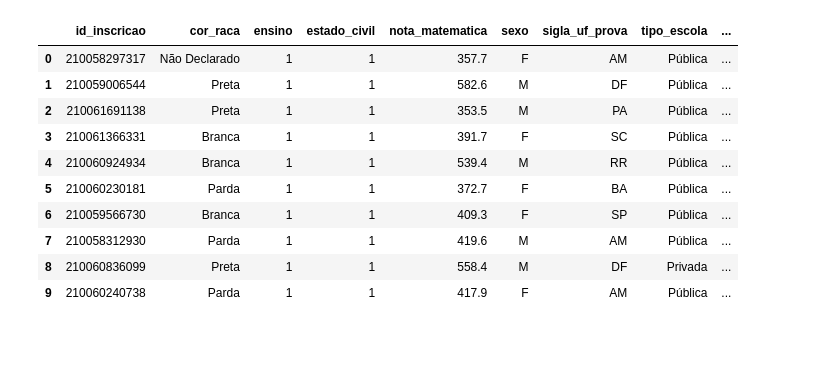
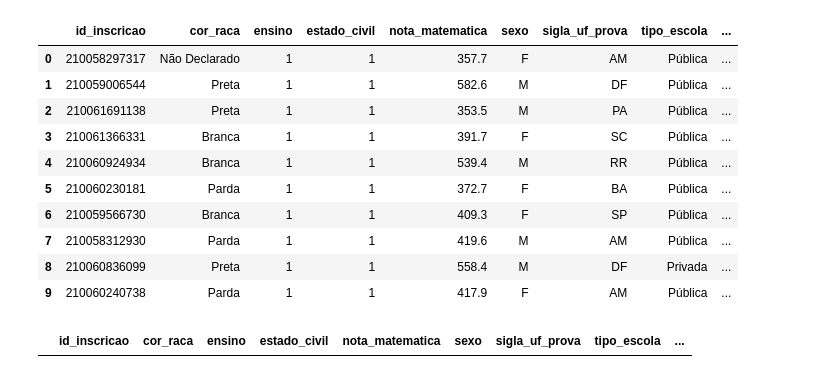
Before and after one commit to Phenriqx/algorithmic-fairness-enem, a Jupyter notebook: testing.ipynb, the cells around one changed output. Saved outputs shown, nothing was run; the diff lists cells and outputs as text; code cells hidden in the pictures; blank space fills up the shorter version.

```diff
--- a/testing.ipynb
+++ b/testing.ipynb
@@ -195,3 +195,7 @@ df_visualizacao.head(10)
 | 7 | 210058312930 | Parda | 1 | 1 | 419.6 | M | AM | Pública | ... |
 | 8 | 210060836099 | Preta | 1 | 1 | 558.4 | M | DF | Privada | ... |
 | 9 | 210060240738 | Parda | 1 | 1 | 417.9 | F | AM | Pública | ... |
+# %%
+df[df['id_inscricao'].duplicated()]
+# %% [output]
+|  | id_inscricao | cor_raca | ensino | estado_civil | nota_matematica | sexo | sigla_uf_prova | tipo_escola | ... |
```
Also changed, not shown: parts of 5 cells of this notebook.
